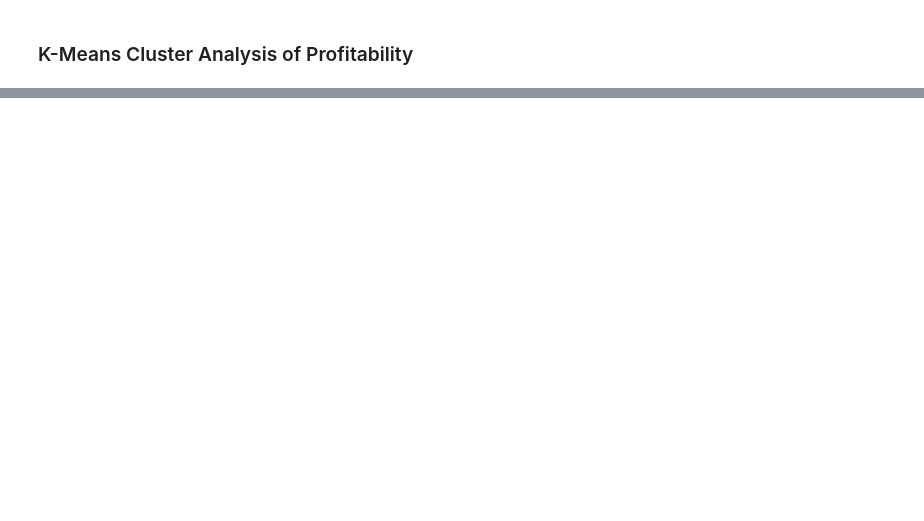
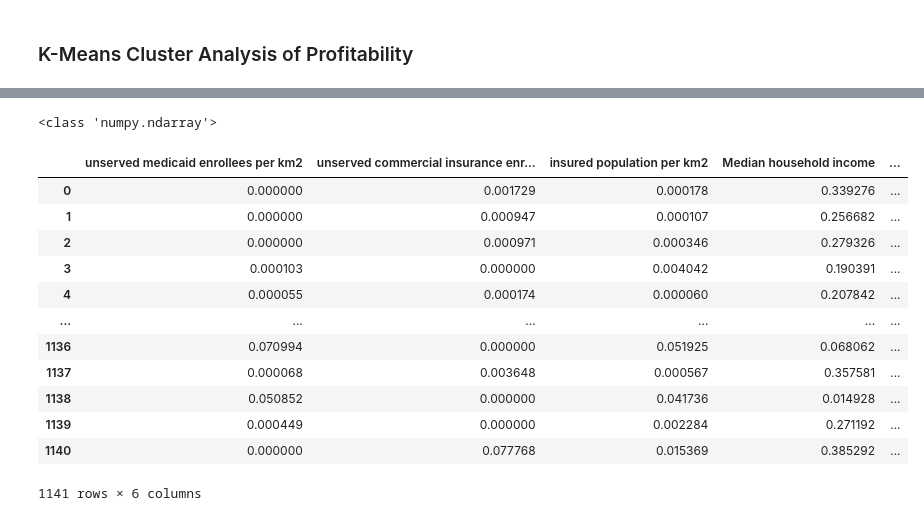
Before and after one commit to Kyungho0511/healthcare_identification, a Jupyter notebook: ipynb/clustering_profitability.ipynb, the cells around one changed output, grey strips where cells are left out. Cells and saved outputs as stored; diff of their text form; code cells hidden in the pictures; blank space fills up the shorter version.

```diff
--- a/ipynb/clustering_profitability.ipynb
+++ b/ipynb/clustering_profitability.ipynb
@@ -63,0 +121,25 @@ See the caveats in the documentation: https://pandas.pydata.org/pandas-docs/stab
+# %%
+# Scale our features data to range between 0 and 1
+# To do so we use the MinMaxScaler
+# Note that this outputs a numpy array
+from sklearn.preprocessing import MinMaxScaler
+scaler = MinMaxScaler()
+# Transform the data
+X = scaler.fit_transform(cluster_df)
+print(type(X))
+display(pd.DataFrame(X,columns=cluster_df.columns))
+# %% [output]
+<class 'numpy.ndarray'>
+|  | unserved medicaid enrollees per km2 | unserved commercial insurance enr... | insured population per km2 | Median household income | ... |
+| 0 | 0.000000 | 0.001729 | 0.000178 | 0.339276 | ... |
+| 1 | 0.000000 | 0.000947 | 0.000107 | 0.256682 | ... |
+| 2 | 0.000000 | 0.000971 | 0.000346 | 0.279326 | ... |
+| 3 | 0.000103 | 0.000000 | 0.004042 | 0.190391 | ... |
+| 4 | 0.000055 | 0.000174 | 0.000060 | 0.207842 | ... |
+| ... | ... | ... | ... | ... | ... |
+| 1136 | 0.070994 | 0.000000 | 0.051925 | 0.068062 | ... |
+| 1137 | 0.000068 | 0.003648 | 0.000567 | 0.357581 | ... |
+| 1138 | 0.050852 | 0.000000 | 0.041736 | 0.014928 | ... |
+| 1139 | 0.000449 | 0.000000 | 0.002284 | 0.271192 | ... |
+| 1140 | 0.000000 | 0.077768 | 0.015369 | 0.385292 | ... |
+1141 rows × 6 columns
```
Also changed, not shown: parts of 11 cells of this notebook, 6 other files.
